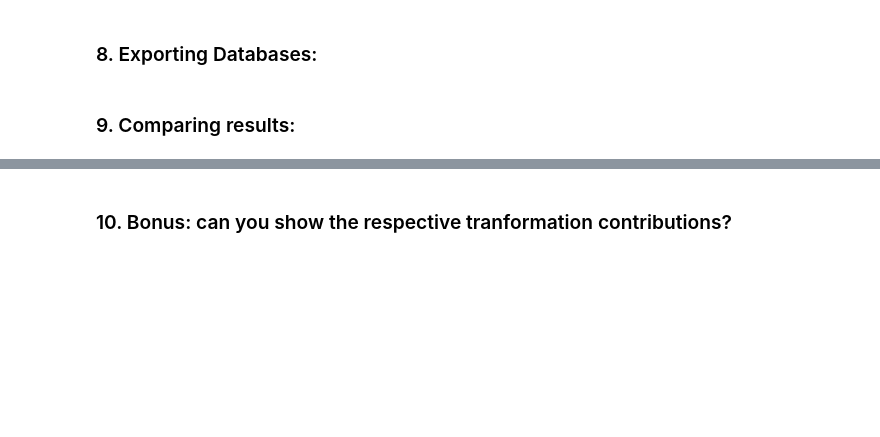
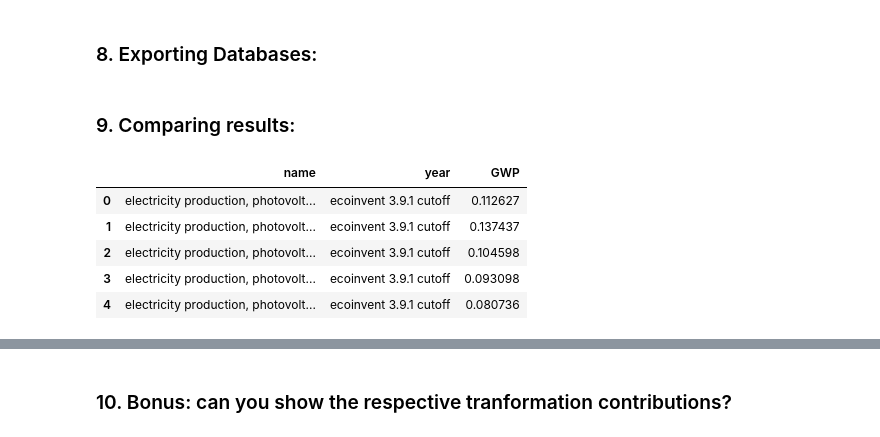
Before and after one commit to romainsacchi/autumn_school_2023, a Jupyter notebook: tutorials/wurst/wurst_tutorial_notebook with solutions.ipynb, the cells around one changed output, grey strips where cells are left out. Saved outputs shown, nothing was run; the diff lists cells and outputs as text; code cells hidden in the pictures; blank space fills up the shorter version.

```diff
--- a/tutorials/wurst/wurst_tutorial_notebook with solutions.ipynb
+++ b/tutorials/wurst/wurst_tutorial_notebook with solutions.ipynb
@@ -503,6 +504,15 @@ results = pd.DataFrame(
     ),
     columns=["name", "year", "GWP"]
 )
+# %%
+results.head()
+# %% [output]
+|  | name | year | GWP |
+| 0 | electricity production, photovolt... | ecoinvent 3.9.1 cutoff | 0.112627 |
+| 1 | electricity production, photovolt... | ecoinvent 3.9.1 cutoff | 0.137437 |
+| 2 | electricity production, photovolt... | ecoinvent 3.9.1 cutoff | 0.104598 |
+| 3 | electricity production, photovolt... | ecoinvent 3.9.1 cutoff | 0.093098 |
+| 4 | electricity production, photovolt... | ecoinvent 3.9.1 cutoff | 0.080736 |
 # %%
 results = results.replace("ecoinvent 3.9.1 cutoff", 2020)
 results = results.replace("PV 2035", 2035)
```
Also changed, not shown: parts of 7 cells of this notebook, 1 other file.
